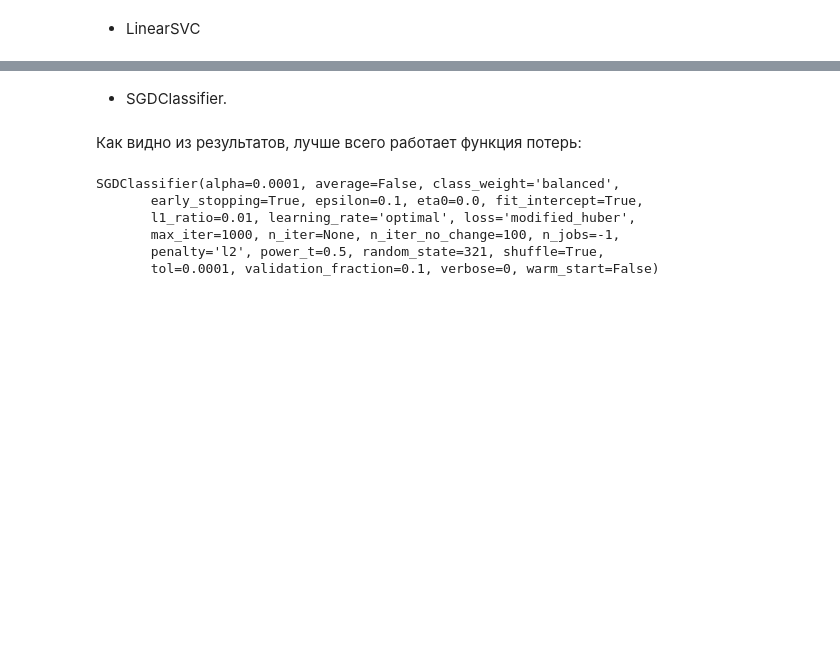
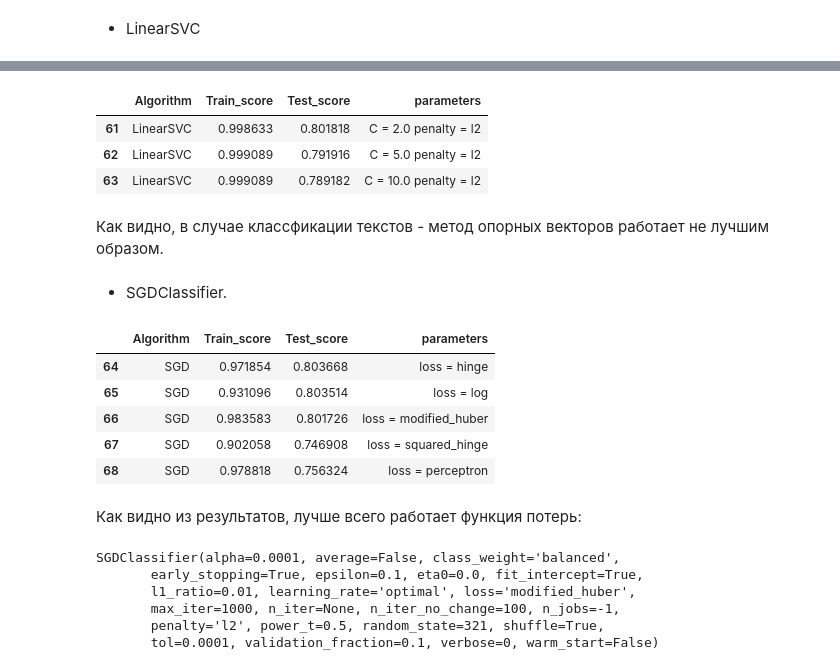
Before and after one commit to Espad/DS_5, a Jupyter notebook: Texts_Classification.ipynb, the cells around one changed output, grey strips where cells are left out. Saved outputs shown, nothing was run; the diff lists cells and outputs as text; code cells hidden in the pictures; blank space fills up the shorter version.

```diff
--- a/Texts_Classification.ipynb
+++ b/Texts_Classification.ipynb
@@ -909,3 +882,12 @@ Wall time: 5min 3s
+# %%
+results_df.tail(n=3)
+# %% [output]
+|  | Algorithm | Train_score | Test_score | parameters |
+| 61 | LinearSVC | 0.998633 | 0.801818 | C = 2.0 penalty = l2 |
+| 62 | LinearSVC | 0.999089 | 0.791916 | C = 5.0 penalty = l2 |
+| 63 | LinearSVC | 0.999089 | 0.789182 | C = 10.0 penalty = l2 |
+# %% [markdown]
+Как видно, в случае классфикации текстов - метод опорных векторов работает не лучшим образом.
 # %% [markdown]
 - SGDClassifier.
 # %%
@@ -930,6 +912,15 @@ for ls in tqdm(losses):
     f0_el = "loss = " + ls
     results_df = results_df.append({'Algorithm':f_el, 'Train_score':s_el,
                                     'Test_score':t_el, 'parameters':f0_el},ignore_index=True)
+# %%
+results_df.tail(n=5)
+# %% [output]
+|  | Algorithm | Train_score | Test_score | parameters |
+| 64 | SGD | 0.971854 | 0.803668 | loss = hinge |
+| 65 | SGD | 0.931096 | 0.803514 | loss = log |
+| 66 | SGD | 0.983583 | 0.801726 | loss = modified_huber |
+| 67 | SGD | 0.902058 | 0.746908 | loss = squared_hinge |
+| 68 | SGD | 0.978818 | 0.756324 | loss = perceptron |
 # %% [markdown]
 Как видно из результатов, лучше всего работает функция потерь:
 # %%
```
Also changed, not shown: parts of 98 cells of this notebook.
